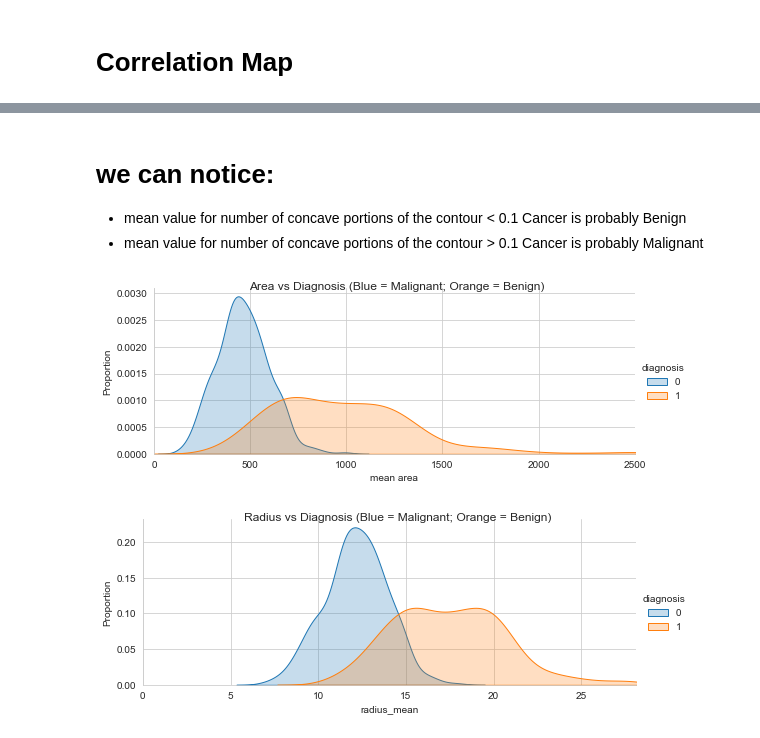
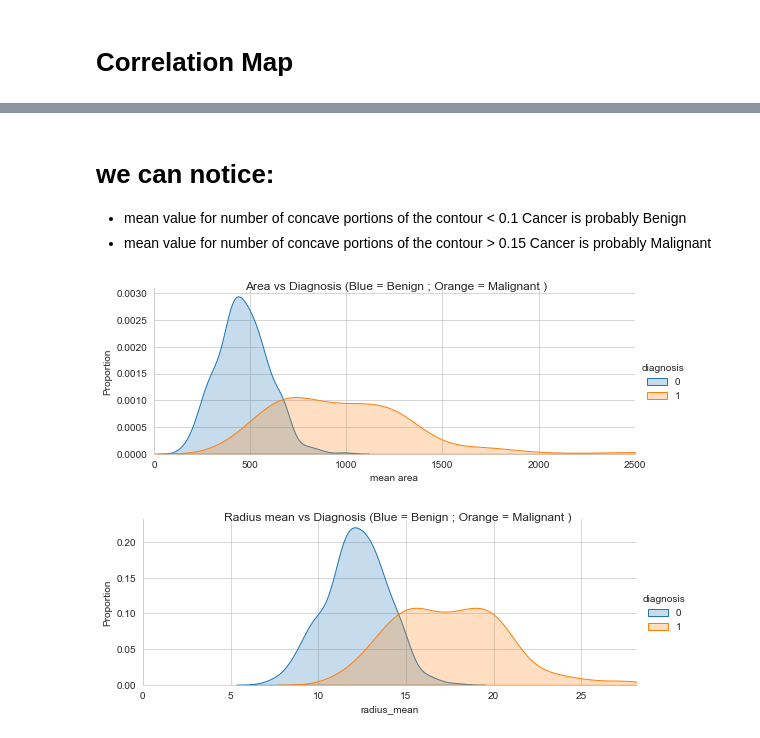
Before and after one commit to IbriRima/AI_GoMyCode, a Jupyter notebook: Final_P.ipynb, the cells around one changed output, grey strips where cells are left out. Cells and saved outputs as stored; diff of their text form; code cells hidden in the pictures.

```diff
--- a/Final_P.ipynb
+++ b/Final_P.ipynb
@@ -175,0 +180,9 @@ g.add_legend()
+# %%
+sns.set_style("whitegrid")
+plotOne = sns.FacetGrid(df, hue="diagnosis",aspect=2.5)
+plotOne.map(sns.kdeplot,"concave points_worst",shade=True)
+plotOne.set(xlim=(0, df["concave points_worst"].max()))
+plotOne.add_legend()
+plotOne.set_axis_labels("concave points_worst", 'Proportion')
+plotOne.fig.suptitle('Concave points_worst vs Diagnosis (Blue = Benign ; Orange = Malignant )')
+plt.show()
@@ -176,7 +191,7 @@ g.add_legend()
 # %% [markdown]
 # we can notice:
  * mean value for number of concave portions of the contour < 0.1 Cancer is probably Benign
- * mean value for number of concave portions of the contour > 0.1 Cancer is probably Malignant
+ * mean value for number of concave portions of the contour > 0.15 Cancer is probably Malignant
 # %%
 sns.set_style("whitegrid")
 plotOne = sns.FacetGrid(df, hue="diagnosis",aspect=2.5)
@@ -184,18 +199,18 @@ plotOne.map(sns.kdeplot,'area_mean',shade=True)
 plotOne.set(xlim=(0, df['area_mean'].max()))
 plotOne.add_legend()
 plotOne.set_axis_labels('mean area', 'Proportion')
-plotOne.fig.suptitle('Area vs Diagnosis (Blue = Malignant; Orange = Benign)')
+plotOne.fig.suptitle('Area vs Diagnosis (Blue = Benign ; Orange = Malignant )')
 plt.show()
 # %% [output]
-[figure, old version]
+[figure, new version]
 # %%
 sns.set_style("whitegrid")
 plotOne = sns.FacetGrid(df, hue="diagnosis",aspect=2.5)
 plotOne.map(sns.kdeplot,'radius_mean',shade=True)
 plotOne.set(xlim=(0, df['radius_mean'].max()))
 plotOne.add_legend()
 plotOne.set_axis_labels('radius_mean', 'Proportion')
-plotOne.fig.suptitle('Radius vs Diagnosis (Blue = Malignant; Orange = Benign)')
+plotOne.fig.suptitle('Radius mean vs Diagnosis (Blue = Benign ; Orange = Malignant )')
 plt.show()
 # %% [output]
-[figure, old version]
+[figure, new version]
```
Also changed, not shown: parts of 20 cells of this notebook.
